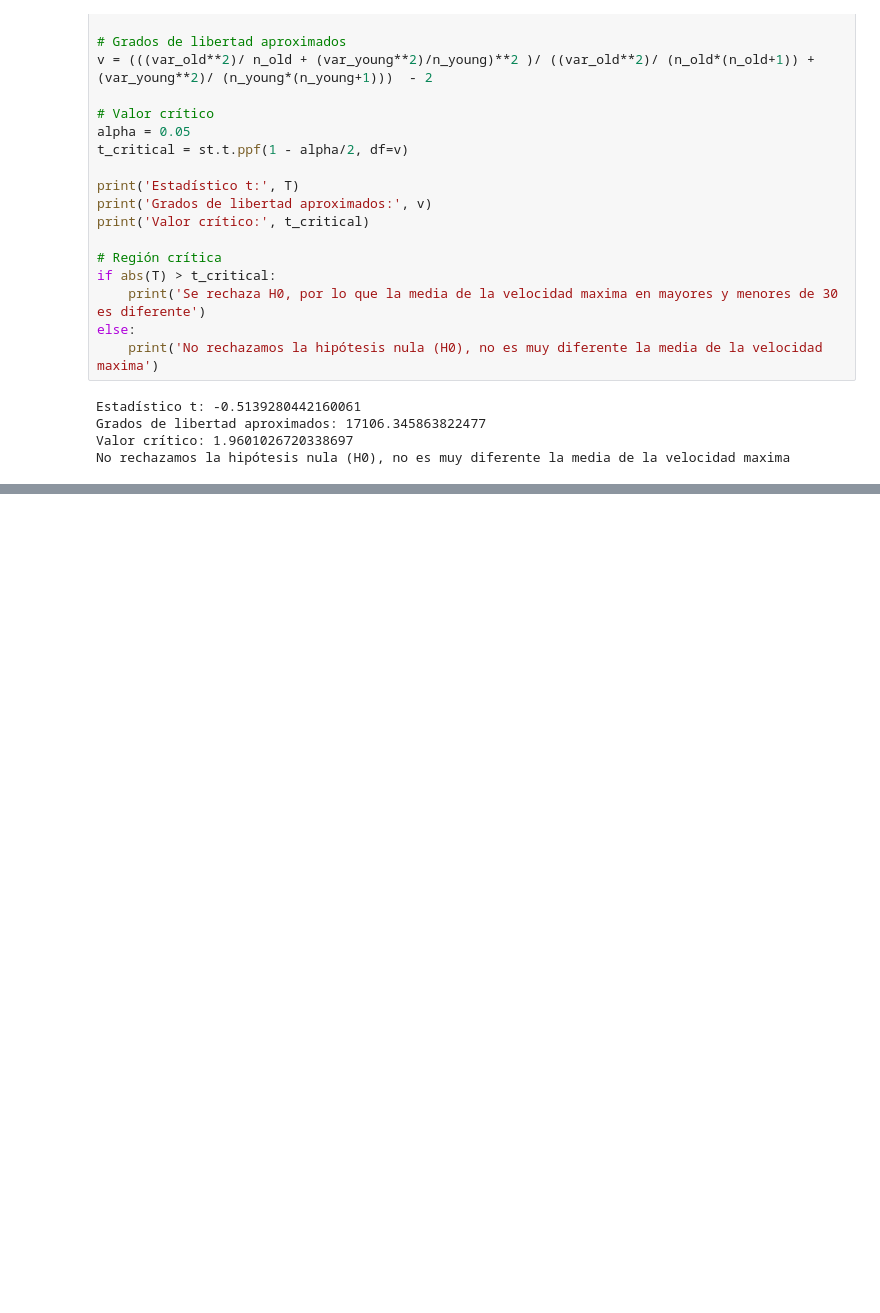
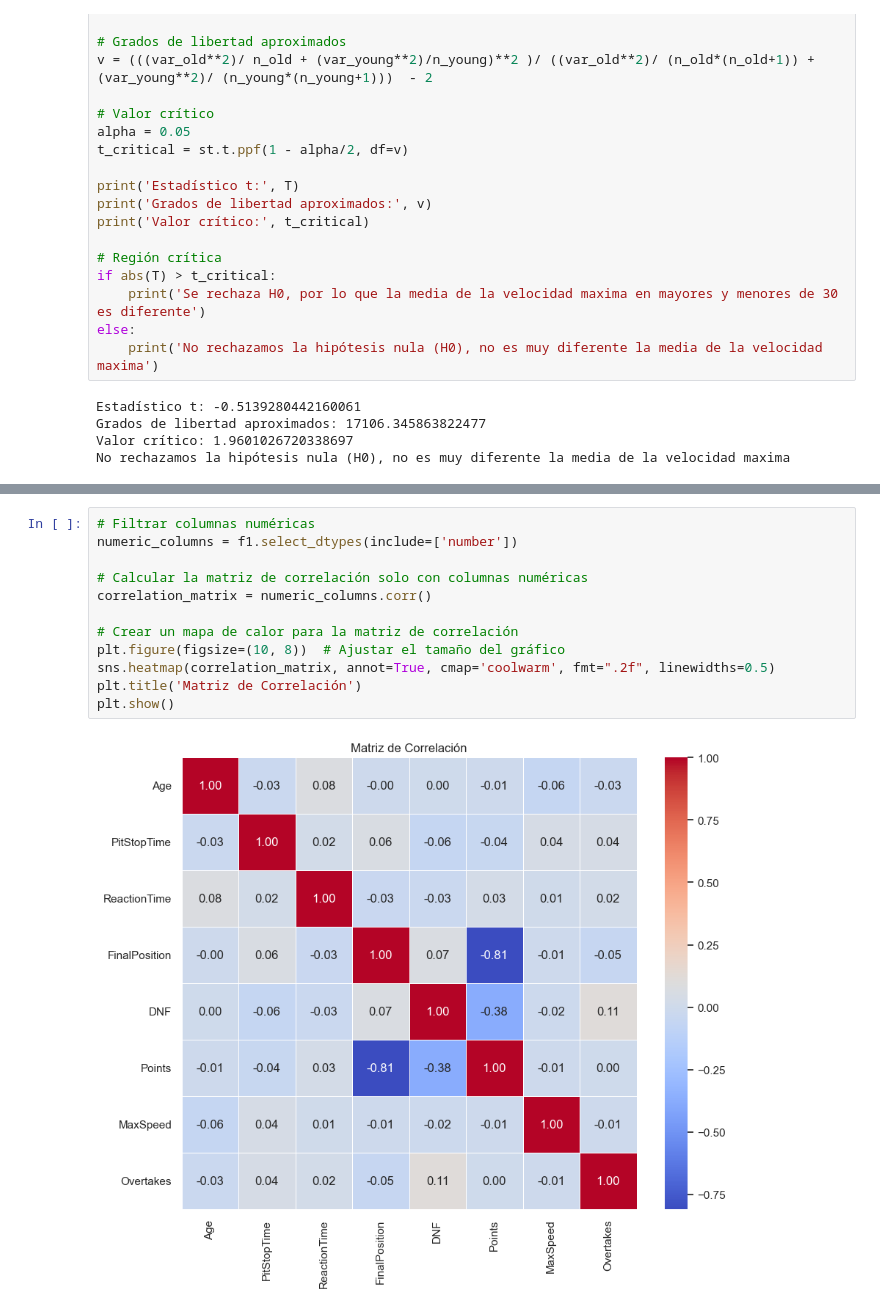
Before and after one commit to JabelResendiz/F1StatsLab, a Jupyter notebook: formula1/f1.ipynb, the cells around one changed output, grey strips where cells are left out. Cells and saved outputs as stored; diff of their text form; blank space fills up the shorter version.

Commit message:
add/ matriz de correlación

```diff
--- a/formula1/f1.ipynb
+++ b/formula1/f1.ipynb
@@ -480,0 +490,14 @@ No rechazamos la hipótesis nula (H0), no es muy diferente la media de la veloci
+# %%
+# Filtrar columnas numéricas
+numeric_columns = f1.select_dtypes(include=['number'])
+
+# Calcular la matriz de correlación solo con columnas numéricas
+correlation_matrix = numeric_columns.corr()
+
+# Crear un mapa de calor para la matriz de correlación
+plt.figure(figsize=(10, 8))  # Ajustar el tamaño del gráfico
+sns.heatmap(correlation_matrix, annot=True, cmap='coolwarm', fmt=".2f", linewidths=0.5)
+plt.title('Matriz de Correlación')
+plt.show()
+# %% [output]
+[figure, added]
```
Also changed, not shown: parts of 2 cells of this notebook.
